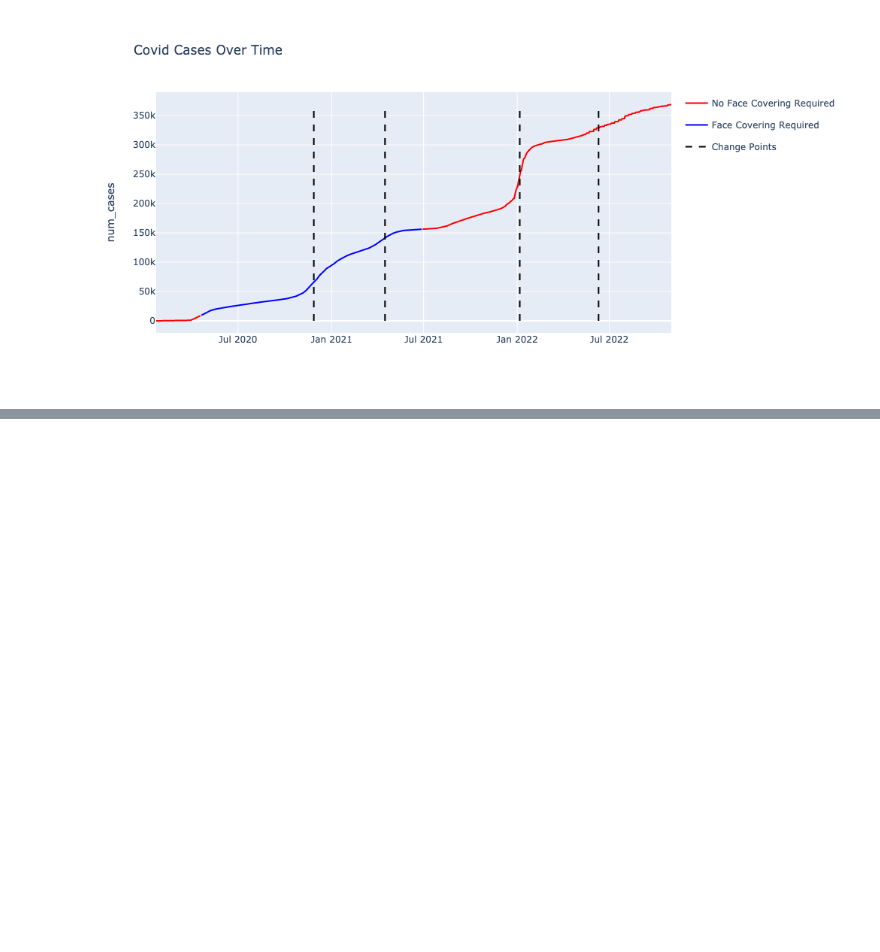
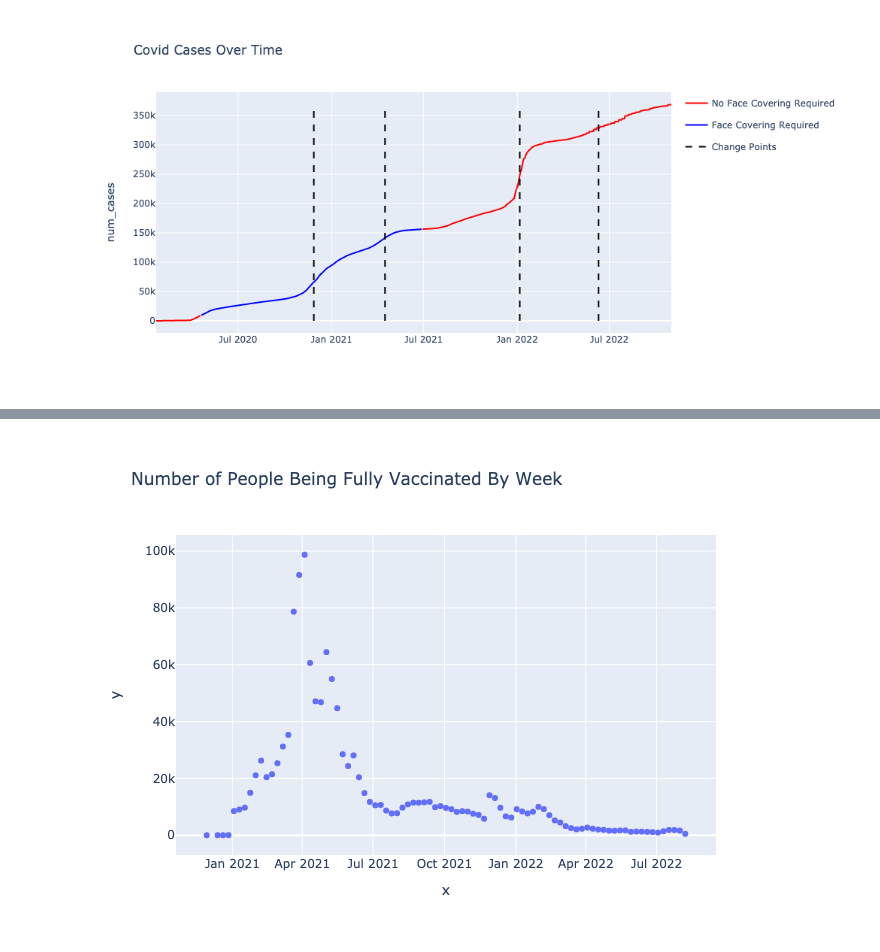
Before and after one commit to tejukandula9/data-512-project_part1, a Jupyter notebook: DATA512 Project Part 1.ipynb, the cells around one changed output, grey strips where cells are left out. Drawn from its saved outputs; the diff is of its cells as text; code cells hidden in the pictures; blank space fills up the shorter version.

```diff
--- a/DATA512 Project Part 1.ipynb
+++ b/DATA512 Project Part 1.ipynb
@@ -24,6 +27,7 @@ We will be using 3 datasets for this analysis:
 us_confirmed = pd.read_csv('RAW_us_confirmed_cases.csv')
 mask_mandates = pd.read_csv('U.S._State_and_Territorial_Public_Mask_Mandates_From_April_10__2020_through_August_15__2021_by_County_by_Day.csv')
 mask_compliance = pd.read_csv('mask-use-by-county.csv')
+vaccine_df = pd.read_csv('covid_vaccines_by_date.csv')
 # %%
 us_confirmed.head()
 # %% [output]
@@ -99,6 +118,9 @@ us_confirmed_pa_fin.head()
 | 2 | 2020-01-24 | 0 |
 | 3 | 2020-01-25 | 0 |
 | 4 | 2020-01-26 | 0 |
+# %%
+# Converting string to datetime
+vaccine_df['week_of_vaccination'] = pd.to_datetime(vaccine_df['week_of_vaccination'])
 # %% [markdown]
 ## Step 2: Visualize
 ### Finding Gradients
@@ -202,0 +234,6 @@ fig.show(renderer = "png")
+# %%
+fig = px.scatter(x = vaccine_df['week_of_vaccination'], y = vaccine_df['fully_vaccinated'], title = "Number of People Being Fully Vaccinated By Week")
+fig.write_image('vaccinations.png')
+fig.show(renderer = "png")
+# %% [output]
+[figure, added]
```
Also changed, not shown: parts of 9 cells of this notebook, 2 other files.
